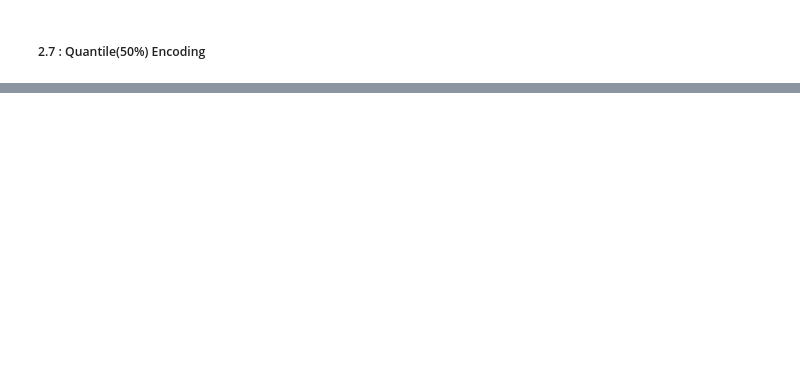
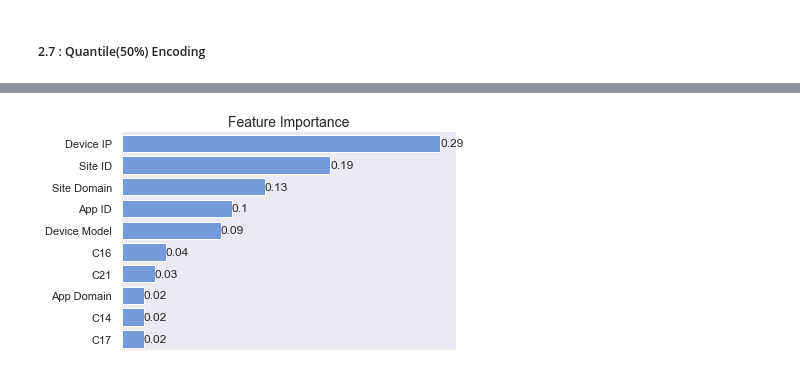
Before and after one commit to enggjaskaran/jaskaran_singh_Portfolio, a Jupyter notebook: Project.ipynb, the cells around one changed output, grey strips where cells are left out. Drawn from its saved outputs; the diff is of its cells as text; code cells hidden in the pictures; blank space fills up the shorter version.

```diff
--- a/Project.ipynb
+++ b/Project.ipynb
@@ -148,9 +242,14 @@ def fit_gradient_boosting(categorical_transformer, categorical_variables,X_train
+# %%
+HCT = 0
 # %% [markdown]
 ##### 2.1 One Hot Encoding:
 # %%
 cardinality = X_train.apply(lambda x: len(x.unique()), axis=0).to_frame(name="cardinality")
 print(cardinality)
 print("One hot encoding leads to {} columns".format(cardinality.sum()[0]))
+
+low_cardinal_variables = cardinality[cardinality['cardinality']<HCT].index.values
+high_cardinal_variables = cardinality[cardinality['cardinality']>=HCT].index.values
 # %% [output]
                   cardinality
 site_id                  1487
@@ -408,0 +494,16 @@ output1
+# %%
+preprocessor = get_preprocessor(encoding_woe,encoding_woe,low_cardinal_variables,high_cardinal_variables)
+
+clf = Pipeline(
+    steps=[("preprocessor", preprocessor), ("classifier", RandomForestClassifier())]
+)
+
+param_grid = {
+    "classifier__n_estimators": [50, 75, 100],
+    "classifier__min_samples_split": [2, 5, 9],
+    "classifier__max_depth": [1, 5, 9],
+    "classifier__max_features": ['sqrt', 'log2', None],
+}
+
+search_cv = RandomizedSearchCV(clf, param_grid, n_iter=5, random_state=0, scoring='roc_auc', cv=5, verbose=2, refit=True)
+search_cv.fit(X_train, y_train)
@@ -408,0 +545,19 @@ output1
+# %%
+importances_df = pd.DataFrame({"feature_names" : search_cv.best_estimator_.feature_names_in_,
+                               "importances" : search_cv.best_estimator_.named_steps['classifier'].feature_importances_})
+display_names = {'device_ip':'Device IP', 'site_id':'Site ID','site_domain':'Site Domain','app_id':'App ID','device_model':'Device Model','C16':'C16','C21':'C21','C14':'C14','C17':'C17','app_domain':'App Domain'}
+importances_df['feature_names']=importances_df['feature_names'].map(display_names)
+g = sns.barplot(data=importances_df.round(2).sort_values(['importances'], ascending=False).head(10),
+                x="importances",
+                y="feature_names",color='cornflowerblue')
+sns.despine(bottom=True, left=True)
+
+# setting x ticks as empty
+g.set(xticks=[])
+g.set(xlabel=None)
+g.set(ylabel=None)
+g.set_title("Feature Importance", fontsize=14)
+for value in g.containers:
+    g.bar_label(value)
+# %% [output]
+[figure, added]
```
Also changed, not shown: parts of 34 cells of this notebook.
